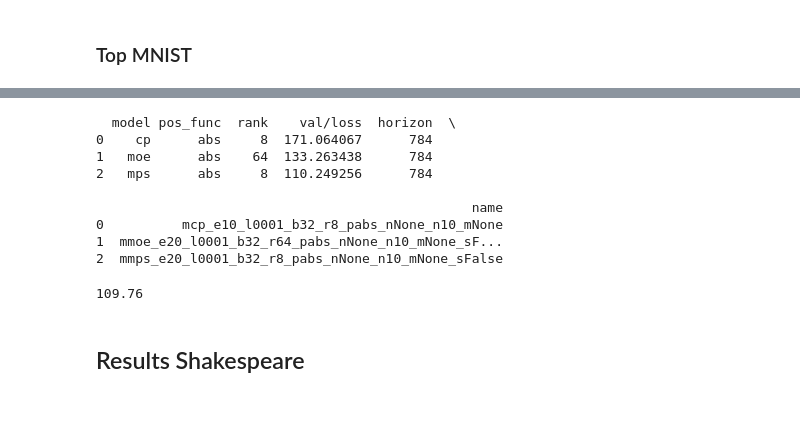
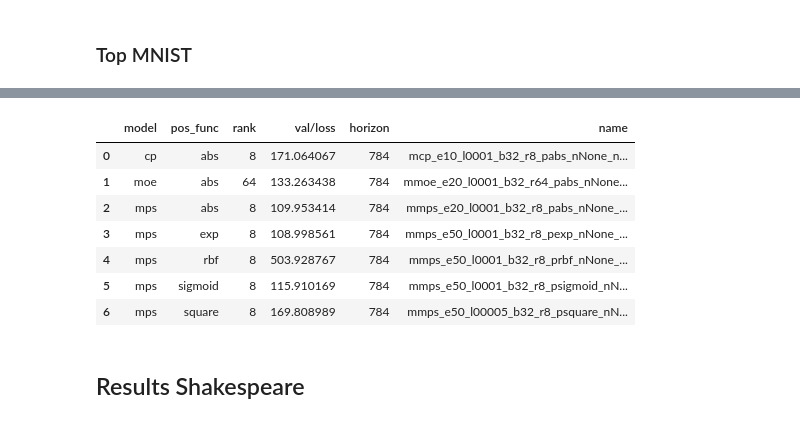
Before and after one commit to marawangamal/ptn, a Jupyter notebook: scripts/results.ipynb, the cells around one changed output, grey strips where cells are left out. Saved outputs shown, nothing was run; the diff lists cells and outputs as text; code cells hidden in the pictures.

```diff
--- a/scripts/results.ipynb
+++ b/scripts/results.ipynb
@@ -239,19 +239,19 @@ wandb: Currently logged in as: marawan-gamal to https://api.wandb.ai. Use `wandb
 # %%
 # Group by model and report the lowest val/loss for each model
-best_by_model = df.loc[df.groupby("model")["val/loss"].idxmin()].reset_index(drop=True)
-print(best_by_model)
-0.14*28*28
+df = df.dropna(subset=["val/loss"])
+best_by_model = df.loc[df.groupby(["model", "pos_func"])["val/loss"].idxmin()].reset_index(drop=True)
+best_by_model
+# print(best_by_model)
+# 0.14*28*28
 # %% [output]
-  model pos_func  rank    val/loss  horizon  \
-0    cp      abs     8  171.064067      784
-1   moe      abs    64  133.263438      784
-2   mps      abs     8  110.249256      784
-
-                                                name
-0          mcp_e10_l0001_b32_r8_pabs_nNone_n10_mNone
-1  mmoe_e20_l0001_b32_r64_pabs_nNone_n10_mNone_sF...
-2  mmps_e20_l0001_b32_r8_pabs_nNone_n10_mNone_sFalse
-109.76
+|  | model | pos_func | rank | val/loss | horizon | name |
+| 0 | cp | abs | 8 | 171.064067 | 784 | mcp_e10_l0001_b32_r8_pabs_nNone_n... |
+| 1 | moe | abs | 64 | 133.263438 | 784 | mmoe_e20_l0001_b32_r64_pabs_nNone... |
+| 2 | mps | abs | 8 | 109.953414 | 784 | mmps_e20_l0001_b32_r8_pabs_nNone_... |
+| 3 | mps | exp | 8 | 108.998561 | 784 | mmps_e50_l0001_b32_r8_pexp_nNone_... |
+| 4 | mps | rbf | 8 | 503.928767 | 784 | mmps_e50_l0001_b32_r8_prbf_nNone_... |
+| 5 | mps | sigmoid | 8 | 115.910169 | 784 | mmps_e50_l0001_b32_r8_psigmoid_nN... |
+| 6 | mps | square | 8 | 169.808989 | 784 | mmps_e50_l00005_b32_r8_psquare_nN... |
 # %% [markdown]
 ## Results Shakespeare
 # %%
```
Also changed, not shown: parts of 1 cell of this notebook, 3 other files.
